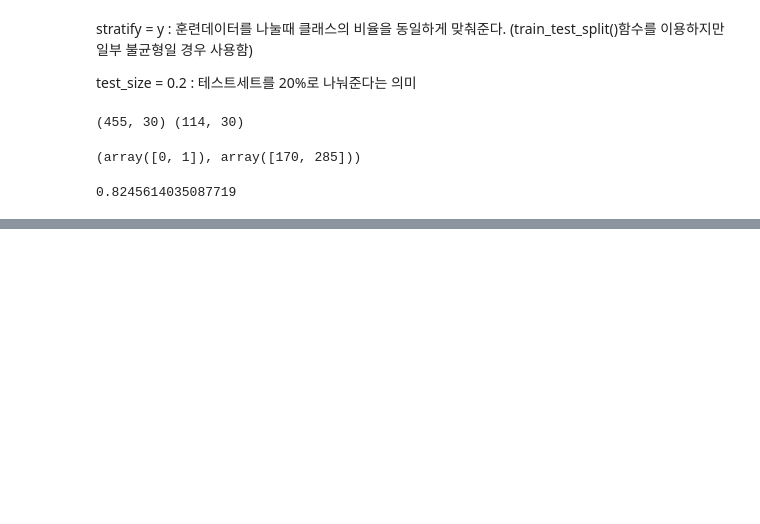
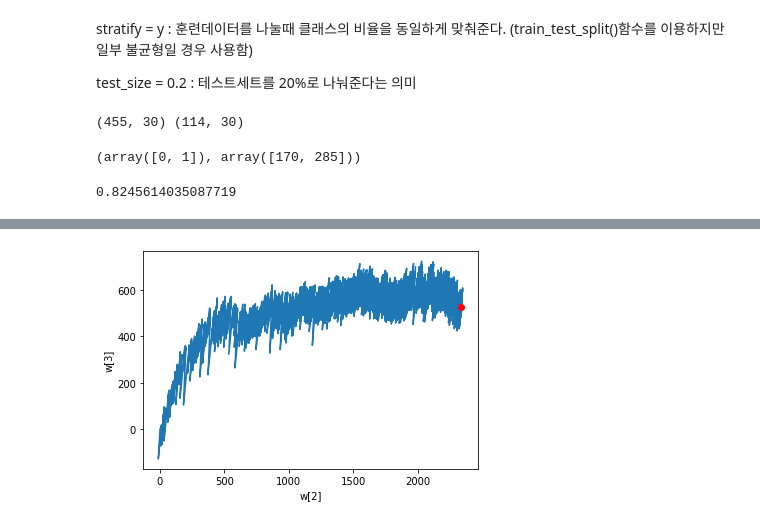
Before and after one commit to ChaeyeonHan/ML_Study, a Jupyter notebook: 이진분류(유방암_데이터).ipynb, the cells around one changed output, grey strips where cells are left out. Saved outputs shown, nothing was run; the diff lists cells and outputs as text; code cells hidden in the pictures; blank space fills up the shorter version.

```diff
--- a/이진분류(유방암_데이터).ipynb
+++ b/이진분류(유방암_데이터).ipynb
@@ -127,0 +270,16 @@ np.mean(neuron.predict(x_test) == y_test)  # 82프로의 정확도
+# %%
+# w2, w3는 각각 mean perimeter, mean area의 특성에 관한 가중치.
+
+w2=[]
+w3=[]
+for w in layer1.w_history:
+  w2.append(w[2])
+  w3.append(w[3])
+
+plt.plot(w2, w3)
+plt.plot(w2[-1], w3[-1], 'ro')
+plt.xlabel('w[2]')
+plt.ylabel('w[3]')
+plt.show()
+# %% [output]
+[figure, added]
```
Also changed, not shown: parts of 21 cells of this notebook.
